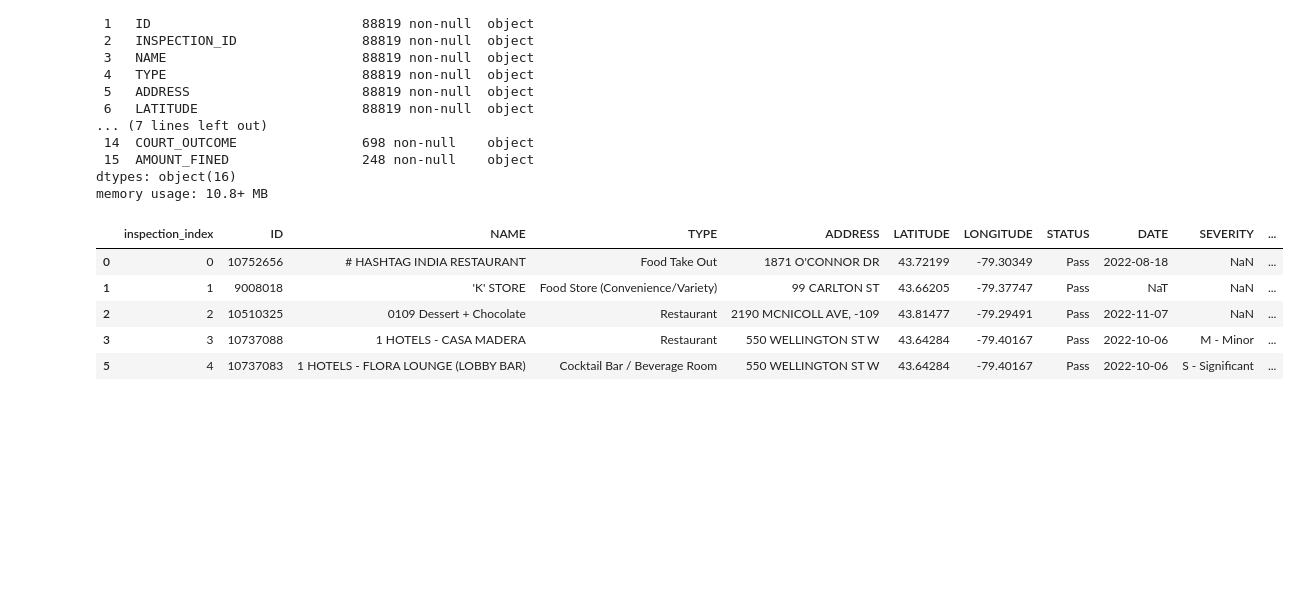
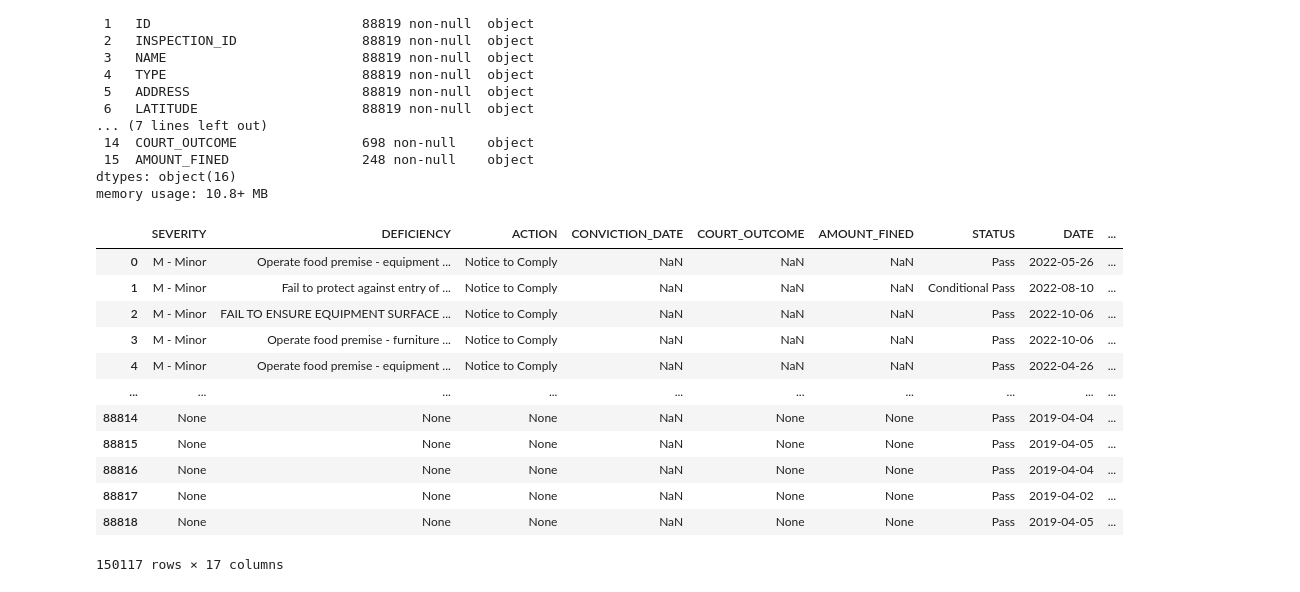
Before and after one commit to nanonuq/cme538_dinesafe, a Jupyter notebook: SuperANOVA data wrangling.ipynb, the cells around one changed output. Drawn from its saved outputs; the diff is of its cells as text; code cells hidden in the pictures; blank space fills up the shorter version.

Commit message:
revised data wrangling and cleaned dataset

```diff
--- a/SuperANOVA data wrangling.ipynb
+++ b/SuperANOVA data wrangling.ipynb
@@ -226,27 +280,34 @@ dtypes: object(16)
 memory usage: 10.8+ MB
 # %%
 #great, all the data is fully flattened, let's combine them together
-inspections=pd.concat([cleaned_data_1,cleaned_data_2,cleaned_data_3])
+cleaned_dataset=pd.concat([cleaned_data_1,cleaned_data_2,cleaned_data_3]) #inspections
 
 #now join chain assignments on establishment ID/ID
 #reindex chains to make establishment ID the index for join
-chains_condensed = pd.concat([chains['Company/Franchise'],chains['Establishment ID']],axis='columns').set_index('Establishment ID').loc[~chains.index.duplicated(), :]
-inspection_chain = inspections.join(chains_condensed,on=inspections['ID'].astype('int'))
+#chains_condensed = pd.concat([chains['Company/Franchise'],chains['Establishment ID']],axis='columns').set_index('Establishment ID').loc[~chains.index.duplicated(), :]
+#inspection_chain = inspections.join(chains_condensed,on=inspections['ID'].astype('int'))
 
 #reset the index as there are duplicates per inspection row, and remove overlapping inspections
-cleaned_dataset = inspection_chain.reset_index().rename({'index':'inspection_index'},axis='columns').loc[~inspection_chain.index.duplicated(), :]
+#cleaned_dataset = inspection_chain.reset_index().rename({'index':'inspection_index'},axis='columns').loc[~inspection_chain.index.duplicated(), :]
 
 #datetime assignment to dates
 cleaned_dataset['DATE']=pd.to_datetime(cleaned_dataset['DATE'],errors='ignore',yearfirst=True)
 
-cleaned_dataset.head()
+cleaned_dataset
 #potential future work: new stores have opened since, so for the top 100 chains, try to find this keyword in each store name with this dict:
 # %% [output]
-|  | inspection_index | ID | NAME | TYPE | ADDRESS | LATITUDE | LONGITUDE | STATUS | DATE | SEVERITY | ... |
-| 0 | 0 | 10752656 | # HASHTAG INDIA RESTAURANT | Food Take Out | 1871 O'CONNOR DR | 43.72199 | -79.30349 | Pass | 2022-08-18 | NaN | ... |
-| 1 | 1 | 9008018 | 'K' STORE | Food Store (Convenience/Variety) | 99 CARLTON ST | 43.66205 | -79.37747 | Pass | NaT | NaN | ... |
-| 2 | 2 | 10510325 | 0109 Dessert + Chocolate | Restaurant | 2190 MCNICOLL AVE, -109 | 43.81477 | -79.29491 | Pass | 2022-11-07 | NaN | ... |
-| 3 | 3 | 10737088 | 1 HOTELS - CASA MADERA | Restaurant | 550 WELLINGTON ST W | 43.64284 | -79.40167 | Pass | 2022-10-06 | M - Minor | ... |
-| 5 | 4 | 10737083 | 1 HOTELS - FLORA LOUNGE (LOBBY BAR) | Cocktail Bar / Beverage Room | 550 WELLINGTON ST W | 43.64284 | -79.40167 | Pass | 2022-10-06 | S - Significant | ... |
+|  | SEVERITY | DEFICIENCY | ACTION | CONVICTION_DATE | COURT_OUTCOME | AMOUNT_FINED | STATUS | DATE | ... |
+| 0 | M - Minor | Operate food premise - equipment ... | Notice to Comply | NaN | NaN | NaN | Pass | 2022-05-26 | ... |
+| 1 | M - Minor | Fail to protect against entry of ... | Notice to Comply | NaN | NaN | NaN | Conditional Pass | 2022-08-10 | ... |
+| 2 | M - Minor | FAIL TO ENSURE EQUIPMENT SURFACE ... | Notice to Comply | NaN | NaN | NaN | Pass | 2022-10-06 | ... |
+| 3 | M - Minor | Operate food premise - furniture ... | Notice to Comply | NaN | NaN | NaN | Pass | 2022-10-06 | ... |
+| 4 | M - Minor | Operate food premise - equipment ... | Notice to Comply | NaN | NaN | NaN | Pass | 2022-04-26 | ... |
+| ... | ... | ... | ... | ... | ... | ... | ... | ... | ... |
+| 88814 | None | None | None | NaN | None | None | Pass | 2019-04-04 | ... |
+| 88815 | None | None | None | NaN | None | None | Pass | 2019-04-05 | ... |
+| 88816 | None | None | None | NaN | None | None | Pass | 2019-04-04 | ... |
+| 88817 | None | None | None | NaN | None | None | Pass | 2019-04-02 | ... |
+| 88818 | None | None | None | NaN | None | None | Pass | 2019-04-05 | ... |
+150117 rows × 17 columns
 # %%
 #export
```
Also changed, not shown: parts of 6 cells of this notebook, 1 other file.
